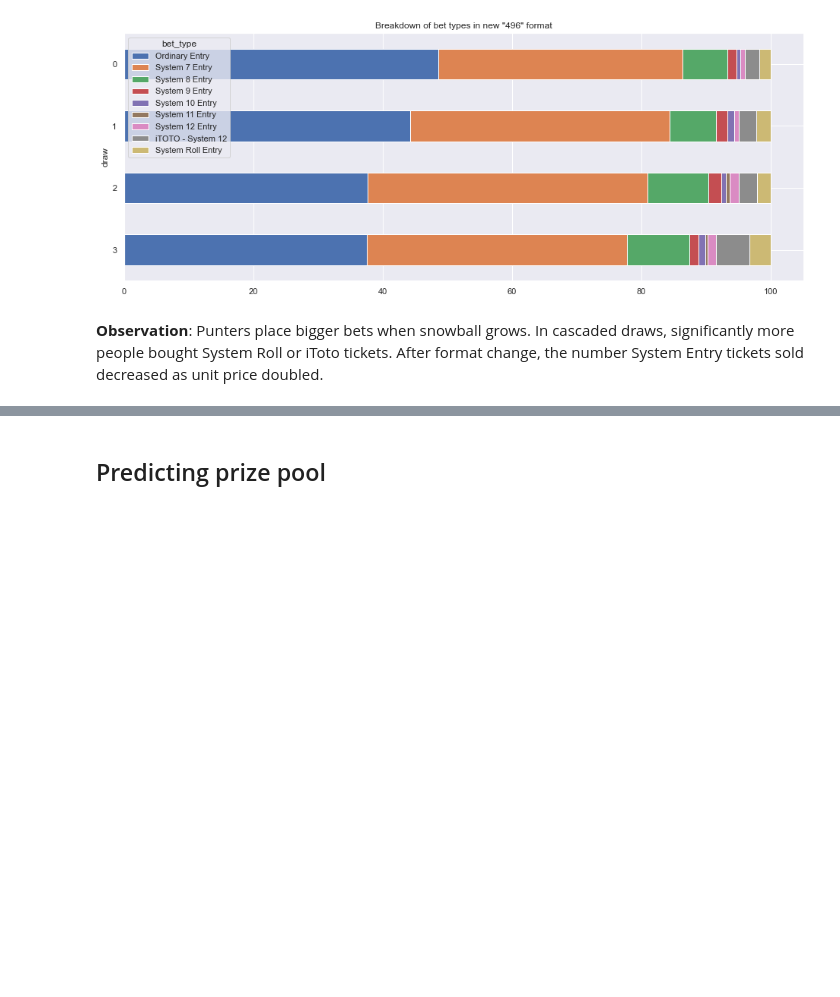
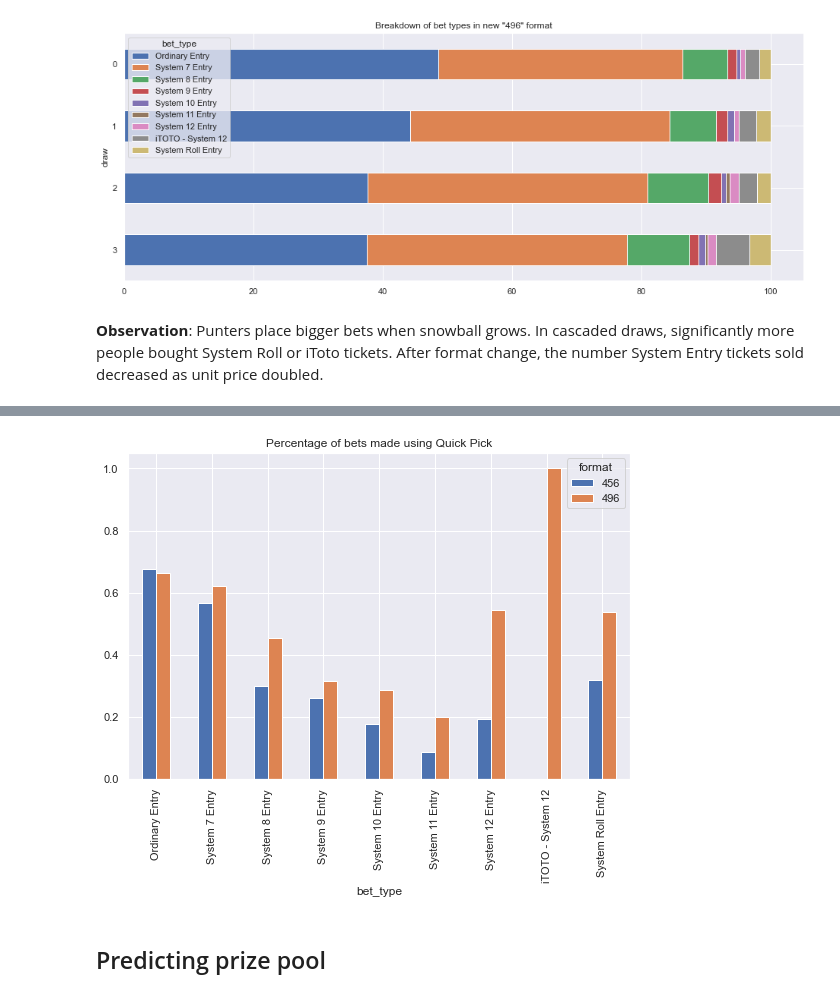
Before and after one commit to yongjun21/toto, a Jupyter notebook: notebooks/analysis.ipynb, the cells around one changed output, grey strips where cells are left out. Cells and saved outputs as stored; diff of their text form; code cells hidden in the pictures; blank space fills up the shorter version.

```diff
--- a/notebooks/analysis.ipynb
+++ b/notebooks/analysis.ipynb
@@ -679,3 +679,7 @@ ax.set_title('Breakdown of bet types in new "496" format');
 [figure]
 # %% [markdown]
 **Observation**: Punters place bigger bets when snowball grows. In cascaded draws, significantly more people bought System Roll or iToto tickets. After format change, the number System Entry tickets sold decreased as unit price doubled.
+# %%
+pivot_quickpick = outlets[outlets['format'] != '496CB'].pivot_table('quickpick', index='bet_type', columns='format', aggfunc='mean')
+pivot_quickpick = pivot_quickpick.reindex(index=bet_types)
+pivot_quickpick
@@ -682,3 +698,8 @@ ax.set_title('Breakdown of bet types in new "496" format');
+# %%
+ax = pivot_quickpick.plot.bar(figsize=(9, 6))
+ax.set_title('Percentage of bets made using Quick Pick');
+# %% [output]
+[figure, added]
 # %% [markdown]
 ## Predicting prize pool
 # %%
```
Also changed, not shown: parts of 11 cells of this notebook, 2 other files.
